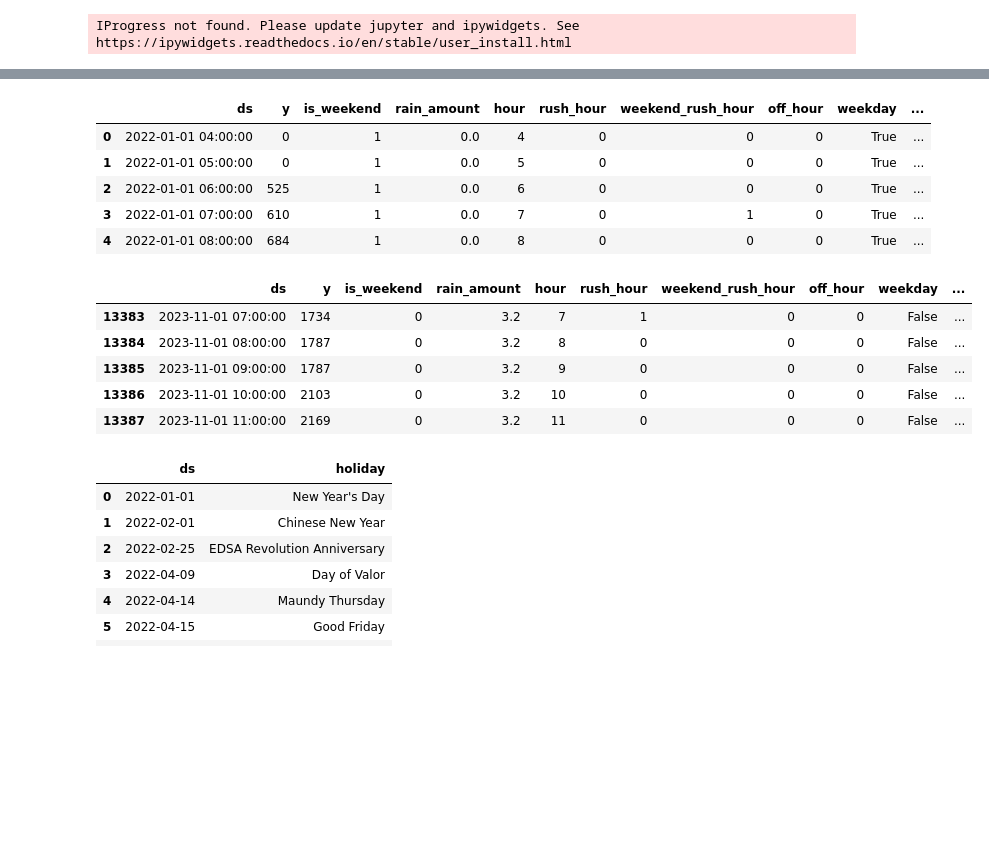
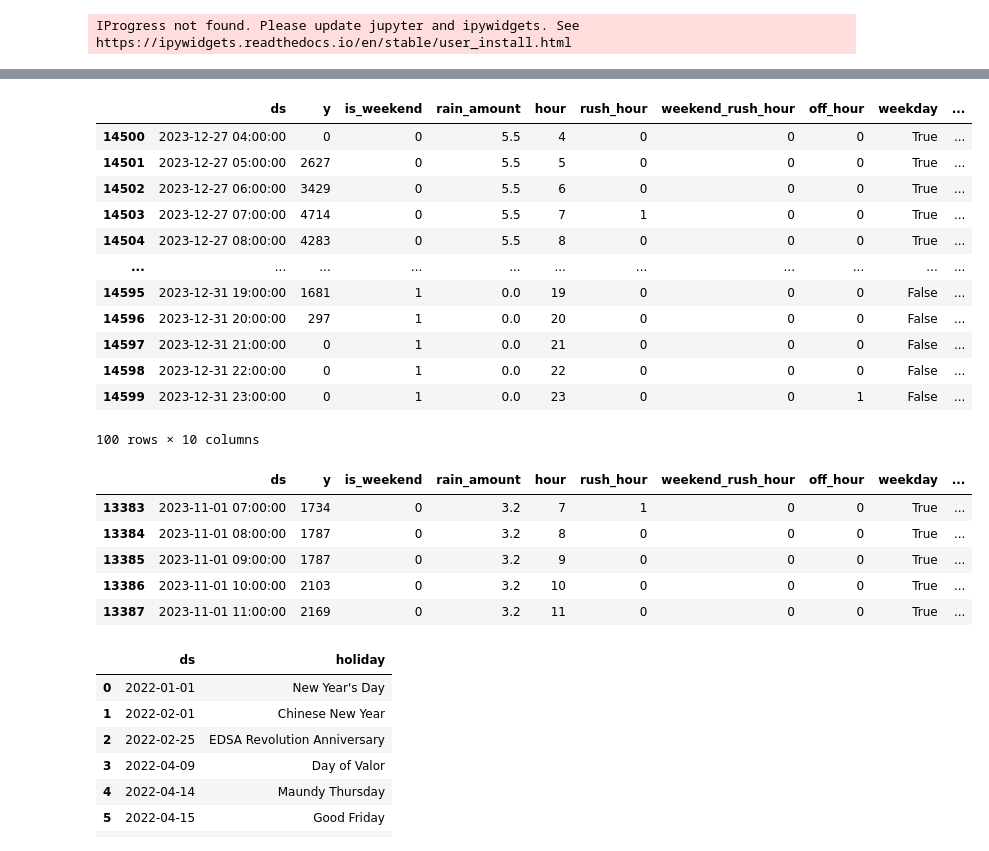
Before and after one commit to fdemberga2/Hoshino, a Jupyter notebook: Prophet/abraham4.ipynb, the cells around one changed output, grey strips where cells are left out. Drawn from its saved outputs; the diff is of its cells as text; code cells hidden in the pictures; blank space fills up the shorter version.

```diff
--- a/Prophet/abraham4.ipynb
+++ b/Prophet/abraham4.ipynb
@@ -46,23 +43,30 @@ df.head
 # %%
 # Rename header to Prophet's requirements
 df.reset_index()
 df = df.rename(columns={'Datetime':'ds', 'Entry':'y'})
 
 # Add additional regressors as columns in the dataframe
 df['hour'] = pd.to_datetime(df['ds']).dt.hour
 df['rush_hour'] = df['ds'].apply(lambda x: 1 if (x.weekday() < 5 and x.hour == 7) else 0)
 df['weekend_rush_hour'] = df['ds'].apply(lambda x: 1 if (x.weekday() >= 5 and x.hour == 7) else 0)
 df['off_hour'] = df['hour'].apply(lambda x: 1 if (x >= 23) or (x <= 3) else 0)
-df['weekday'] = df['ds'].apply(is_weekend)
-df['weekend'] = ~df['ds'].apply(is_weekend)
-df.head()
+df['weekday'] = ~df['ds'].apply(is_weekend)
+df['weekend'] = df['ds'].apply(is_weekend)
+df.tail(100)
 # %% [output]
 |  | ds | y | is_weekend | rain_amount | hour | rush_hour | weekend_rush_hour | off_hour | weekday | ... |
-| 0 | 2022-01-01 04:00:00 | 0 | 1 | 0.0 | 4 | 0 | 0 | 0 | True | ... |
-| 1 | 2022-01-01 05:00:00 | 0 | 1 | 0.0 | 5 | 0 | 0 | 0 | True | ... |
-| 2 | 2022-01-01 06:00:00 | 525 | 1 | 0.0 | 6 | 0 | 0 | 0 | True | ... |
-| 3 | 2022-01-01 07:00:00 | 610 | 1 | 0.0 | 7 | 0 | 1 | 0 | True | ... |
-| 4 | 2022-01-01 08:00:00 | 684 | 1 | 0.0 | 8 | 0 | 0 | 0 | True | ... |
+| 14500 | 2023-12-27 04:00:00 | 0 | 0 | 5.5 | 4 | 0 | 0 | 0 | True | ... |
+| 14501 | 2023-12-27 05:00:00 | 2627 | 0 | 5.5 | 5 | 0 | 0 | 0 | True | ... |
+| 14502 | 2023-12-27 06:00:00 | 3429 | 0 | 5.5 | 6 | 0 | 0 | 0 | True | ... |
+| 14503 | 2023-12-27 07:00:00 | 4714 | 0 | 5.5 | 7 | 1 | 0 | 0 | True | ... |
+| 14504 | 2023-12-27 08:00:00 | 4283 | 0 | 5.5 | 8 | 0 | 0 | 0 | True | ... |
+| ... | ... | ... | ... | ... | ... | ... | ... | ... | ... | ... |
+| 14595 | 2023-12-31 19:00:00 | 1681 | 1 | 0.0 | 19 | 0 | 0 | 0 | False | ... |
+| 14596 | 2023-12-31 20:00:00 | 297 | 1 | 0.0 | 20 | 0 | 0 | 0 | False | ... |
+| 14597 | 2023-12-31 21:00:00 | 0 | 1 | 0.0 | 21 | 0 | 0 | 0 | False | ... |
+| 14598 | 2023-12-31 22:00:00 | 0 | 1 | 0.0 | 22 | 0 | 0 | 0 | False | ... |
+| 14599 | 2023-12-31 23:00:00 | 0 | 1 | 0.0 | 23 | 0 | 0 | 1 | False | ... |
+100 rows × 10 columns
 # %%
 # Split the dataset to training and testing sets
 train_len = math.floor((df.shape[0]*220)/240)
@@ -73,11 +77,11 @@ train.head()
 test.head()
 # %% [output]
 |  | ds | y | is_weekend | rain_amount | hour | rush_hour | weekend_rush_hour | off_hour | weekday | ... |
-| 13383 | 2023-11-01 07:00:00 | 1734 | 0 | 3.2 | 7 | 1 | 0 | 0 | False | ... |
-| 13384 | 2023-11-01 08:00:00 | 1787 | 0 | 3.2 | 8 | 0 | 0 | 0 | False | ... |
-| 13385 | 2023-11-01 09:00:00 | 1787 | 0 | 3.2 | 9 | 0 | 0 | 0 | False | ... |
-| 13386 | 2023-11-01 10:00:00 | 2103 | 0 | 3.2 | 10 | 0 | 0 | 0 | False | ... |
-| 13387 | 2023-11-01 11:00:00 | 2169 | 0 | 3.2 | 11 | 0 | 0 | 0 | False | ... |
+| 13383 | 2023-11-01 07:00:00 | 1734 | 0 | 3.2 | 7 | 1 | 0 | 0 | True | ... |
+| 13384 | 2023-11-01 08:00:00 | 1787 | 0 | 3.2 | 8 | 0 | 0 | 0 | True | ... |
+| 13385 | 2023-11-01 09:00:00 | 1787 | 0 | 3.2 | 9 | 0 | 0 | 0 | True | ... |
+| 13386 | 2023-11-01 10:00:00 | 2103 | 0 | 3.2 | 10 | 0 | 0 | 0 | True | ... |
+| 13387 | 2023-11-01 11:00:00 | 2169 | 0 | 3.2 | 11 | 0 | 0 | 0 | True | ... |
 # %%
 # Visualize the test train split
 train_samples = go.Scatter(x = train['ds'],
```
Also changed, not shown: parts of 12 cells of this notebook.
